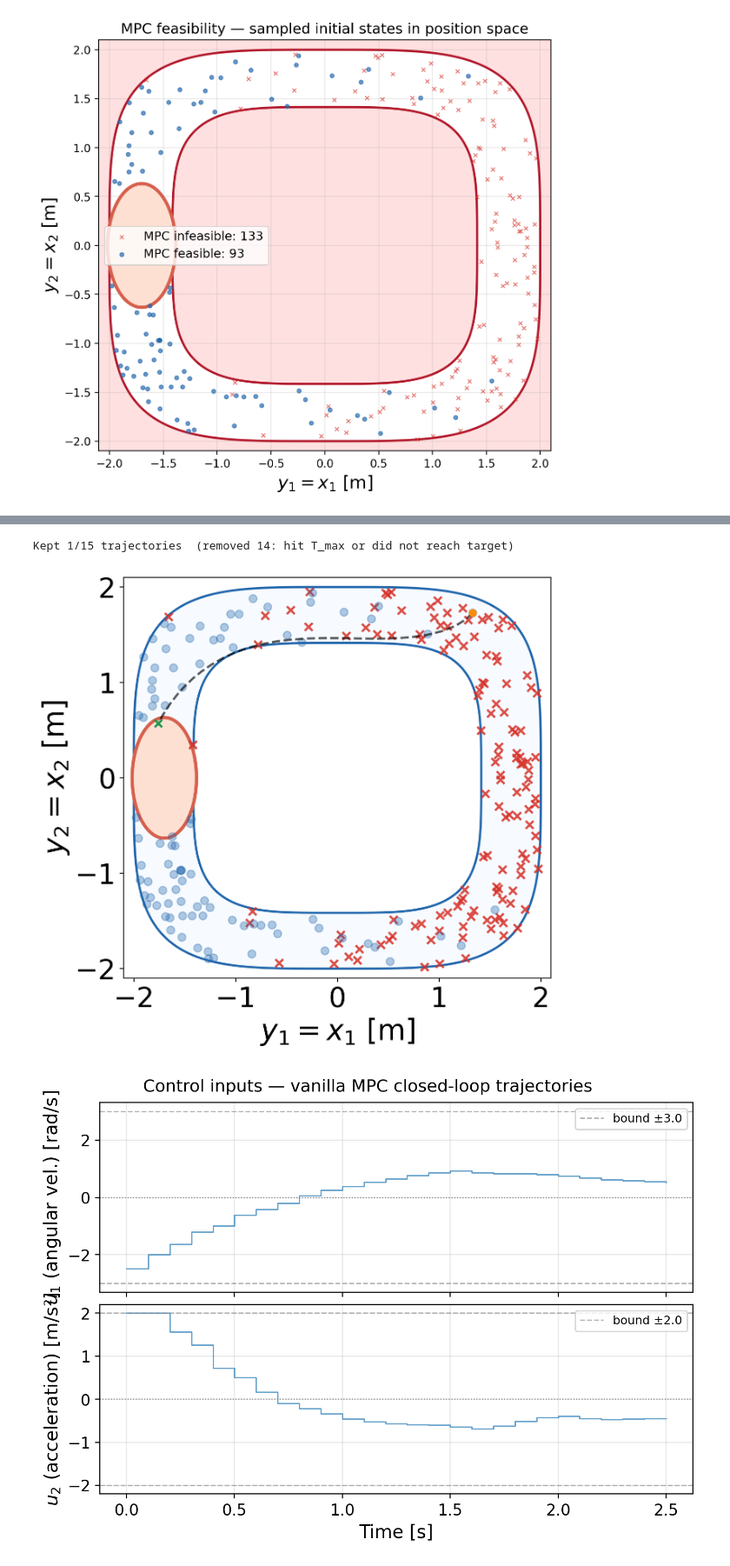
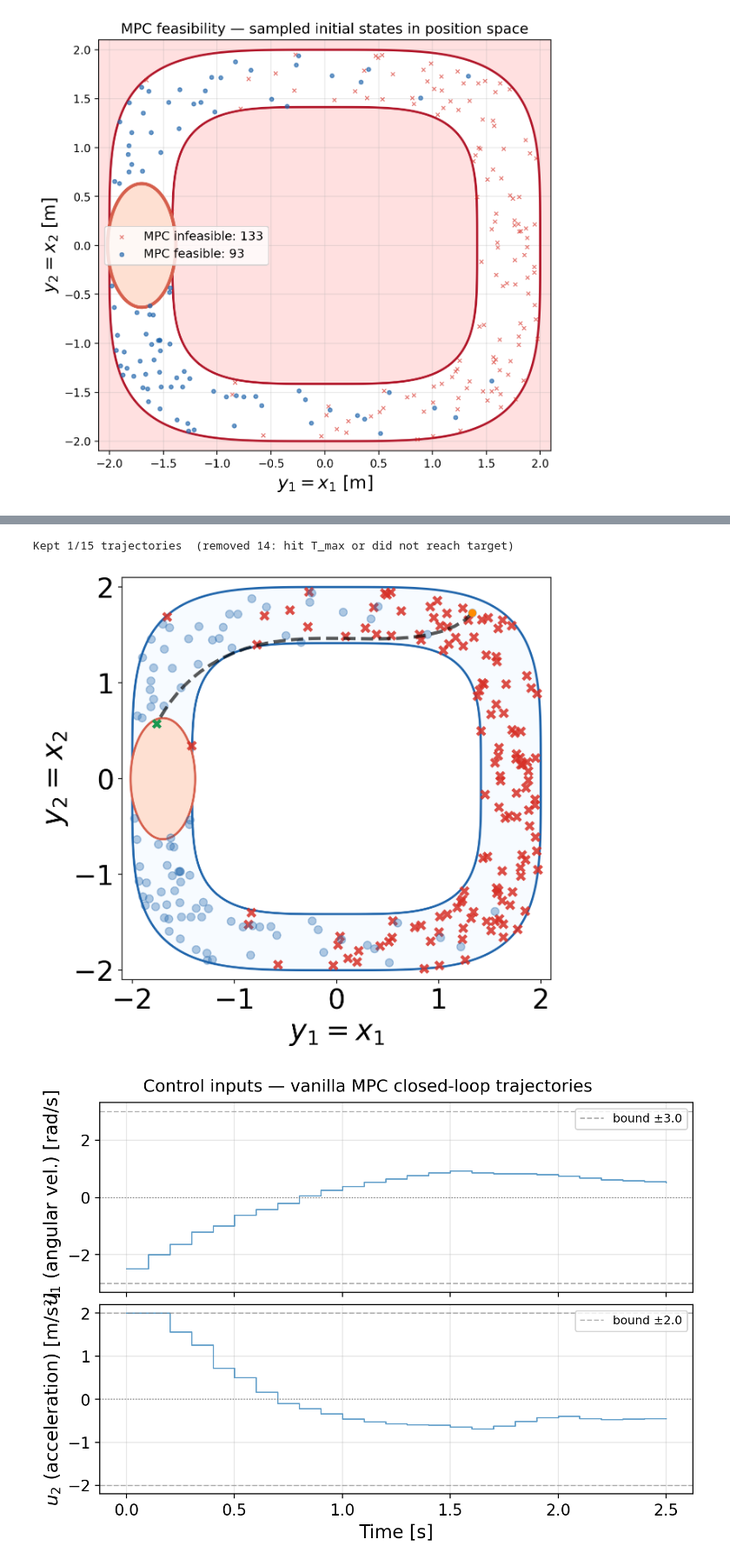
Before and after one commit to Aalto-Nonlinear-Systems-and-Control/reach_avoid_backstepping_MPC, a Jupyter notebook: example_dubins_car_vanilla_mpc.ipynb, the cells around one changed output, grey strips where cells are left out. Shown at 87% size. Cells and saved outputs as stored; diff of their text form; code cells hidden in the pictures.

```diff
--- a/example_dubins_car_vanilla_mpc.ipynb
+++ b/example_dubins_car_vanilla_mpc.ipynb
@@ -413,7 +413,7 @@ ax.contour(Y1, Y2, Z_safe_y, levels=[0], colors=["#2166ac"], linewidths=2, zorde
 ax.contourf(
     Y1, Y2, Z_target_y, levels=[-np.inf, 0], colors=["#fee0d2"], alpha=1.0, zorder=3
 )
-ax.contour(Y1, Y2, Z_target_y, levels=[0], colors=["#d6604d"], linewidths=3, zorder=4)
+ax.contour(Y1, Y2, Z_target_y, levels=[0], colors=["#d6604d"], linewidths=2, zorder=4)
 
 # Feasible/infeasible initial states
 ax.scatter(
@@ -423,7 +423,7 @@ ax.scatter(
     color="#d73027",
     alpha=0.85,
     marker="x",
-    linewidths=2,
+    linewidths=3,
     label=f"MPC infeasible: {len(mpc_infeasible_idx)}",
     zorder=6,
 )
@@ -441,42 +441,42 @@ ax.scatter(
 # Closed-loop trajectories
 for ty in traj_y_plot:
     ax.plot(
-        ty[:, 0], ty[:, 1], color="black", lw=2, alpha=0.65, zorder=10, linestyle="--"
+        ty[:, 0], ty[:, 1], color="black", lw=3, alpha=0.65, zorder=10, linestyle="--"
     )
     ax.scatter(
         ty[0, 0],
         ty[0, 1],
         s=45,
         c=[BetterColor.orange3()],
         marker="o",
         linewidths=0.4,
         zorder=20,
     )
     ax.scatter(
         ty[-1, 0],
         ty[-1, 1],
         s=45,
         c=[BetterColor.green0()],
         marker="x",
-        linewidths=2.0,
+        linewidths=3.0,
         zorder=20,
     )
 
 fs = 30
-ax.set_xlabel("$y_1 = x_1$ [m]", fontsize=fs - 4)
-ax.set_ylabel("$y_2 = x_2$ [m]", fontsize=fs - 4)
+ax.set_xlabel("$y_1 = x_1$", fontsize=fs - 4)
+ax.set_ylabel("$y_2 = x_2$", fontsize=fs - 4)
 ax.xaxis.set_tick_params(labelsize=25)
 ax.yaxis.set_tick_params(labelsize=25)
 # ax.legend(fontsize=10, loc="upper right")
 # ax.grid(True, alpha=0.3)
 # ax.set_title(
 #     f"Vanilla MPC closed-loop trajectories ({len(filtered)} shown)",
 #     fontsize=11,
 # )
 plt.show()
 # %% [output]
 Kept 1/15 trajectories  (removed 14: hit T_max or did not reach target)
-[figure, old version]
+[figure, new version]
 # %%
 # ── Control inputs along filtered trajectories ────────────────────────────────
 # MPC applies piecewise-constant controls over each dt_mpc interval;
```
Also changed, not shown: 5 other files.
